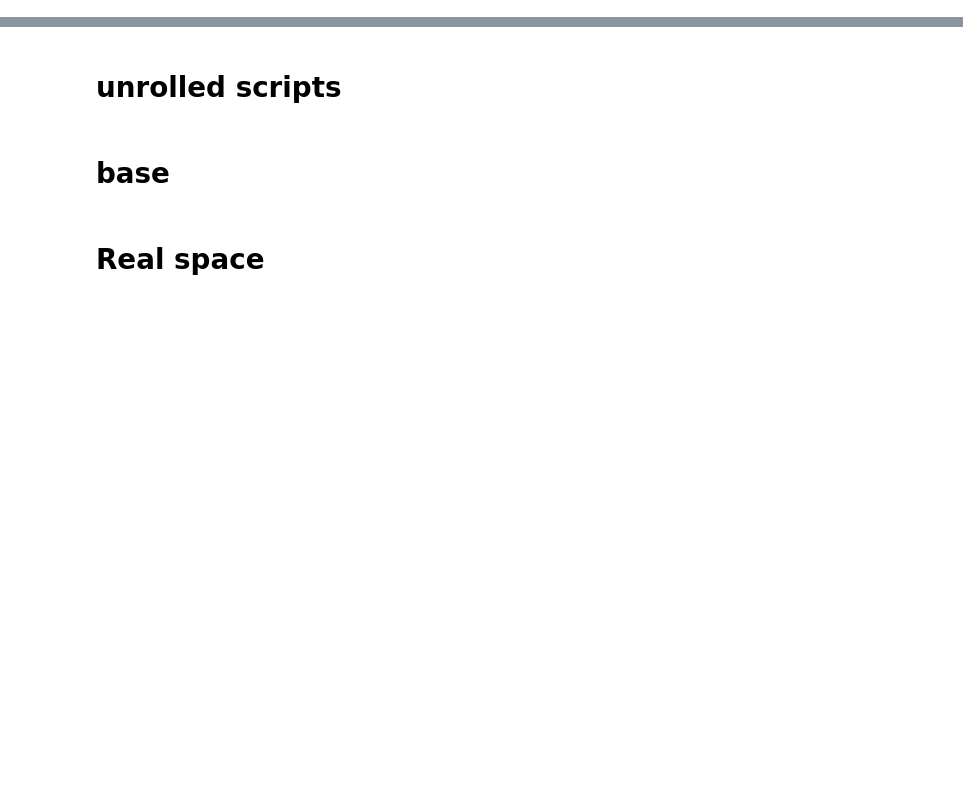
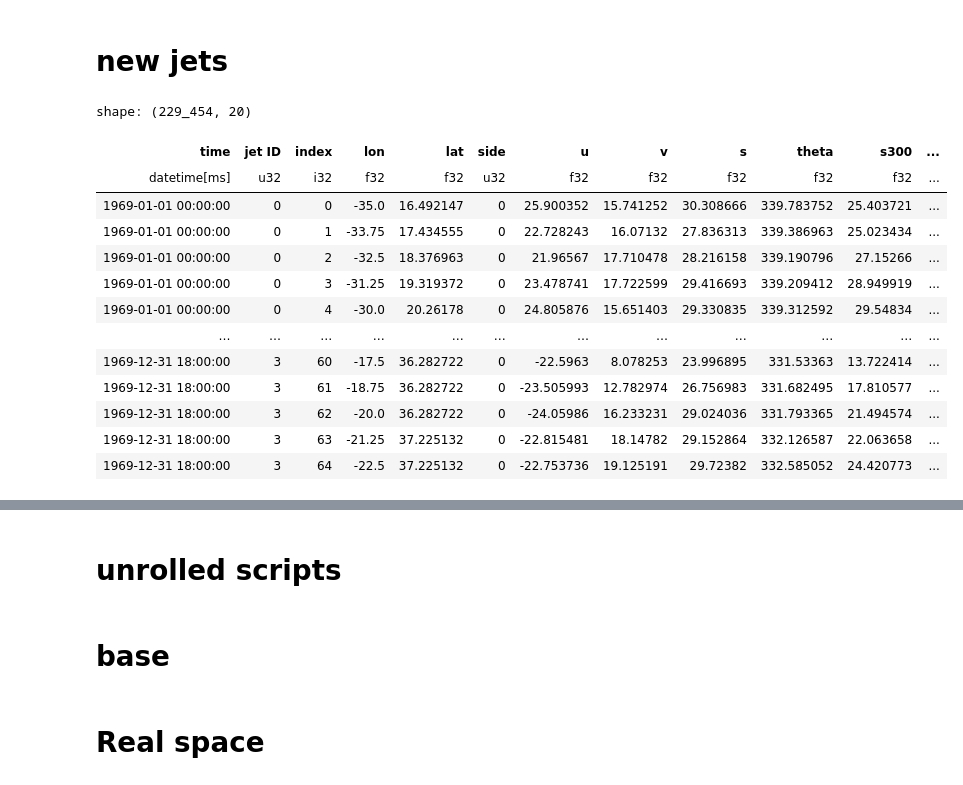
Before and after one commit to hbanderier/Jetutils, a Jupyter notebook: notebooks/on_remote/Playgrounds/data_henrik_pg.ipynb, the cells around one changed output, grey strips where cells are left out. Saved outputs shown, nothing was run; the diff lists cells and outputs as text; code cells hidden in the pictures; blank space fills up the shorter version.

Commit message:
towards new henrik jets

```diff
--- a/notebooks/on_remote/Playgrounds/data_henrik_pg.ipynb
+++ b/notebooks/on_remote/Playgrounds/data_henrik_pg.ipynb
@@ -75,0 +110,39 @@ os.environ["RUST_BACKTRACE"] = "full"
+# %% [markdown]
+# new jets
+# %%
+kwargs = dict(
+    n_coarsen=1,
+    base_s_thresh=0.55,
+    alignment_thresh=0.6,
+    int_thresh_factor=0.6,
+    hole_size=6,
+    smooth_func=partial(gaussian_smooth_func, sigma_lon=2, sigma_lat=0.8),
+)
+
+for exp in ["ctrl", "dobl"]:
+    path = Path(DATADIR, "Henrik_data", exp, "high_wind/6H/results/2")
+    ds = xr.open_dataset(path.joinpath("../1/da.nc"))
+    ds = standardize(ds)
+    ds = extract(
+        ds, minlon=-80, maxlon=40, minlat=15, maxlat=80
+    )
+    theta300 = open_da("Henrik_data", exp, ("high_wind", ["s", "theta"]), "6H", minlon=-80, maxlon=40, minlat=15, maxlat=80, levels=30000).rename({"s": "s300", "theta": "theta300"})
+    ds = xr.merge([ds, theta300])
+    jets, ph_jets, props, props_full = do_everything(ds, path, feature_names=("s300", "theta300"), **kwargs)
+# %%
+find_all_jets(xr.merge([ds, theta300]).sel(time=ds.time.dt.year==1969), **kwargs)
+# %% [output]
+shape: (229_454, 20)
+| time | jet ID | index | lon | lat | side | u | v | s | theta | s300 | ... |
+| datetime[ms] | u32 | i32 | f32 | f32 | u32 | f32 | f32 | f32 | f32 | f32 | ... |
+| 1969-01-01 00:00:00 | 0 | 0 | -35.0 | 16.492147 | 0 | 25.900352 | 15.741252 | 30.308666 | 339.783752 | 25.403721 | ... |
+| 1969-01-01 00:00:00 | 0 | 1 | -33.75 | 17.434555 | 0 | 22.728243 | 16.07132 | 27.836313 | 339.386963 | 25.023434 | ... |
+| 1969-01-01 00:00:00 | 0 | 2 | -32.5 | 18.376963 | 0 | 21.96567 | 17.710478 | 28.216158 | 339.190796 | 27.15266 | ... |
+| 1969-01-01 00:00:00 | 0 | 3 | -31.25 | 19.319372 | 0 | 23.478741 | 17.722599 | 29.416693 | 339.209412 | 28.949919 | ... |
+| 1969-01-01 00:00:00 | 0 | 4 | -30.0 | 20.26178 | 0 | 24.805876 | 15.651403 | 29.330835 | 339.312592 | 29.54834 | ... |
+| … | … | … | … | … | … | … | … | … | … | … | ... |
+| 1969-12-31 18:00:00 | 3 | 60 | -17.5 | 36.282722 | 0 | -22.5963 | 8.078253 | 23.996895 | 331.53363 | 13.722414 | ... |
+| 1969-12-31 18:00:00 | 3 | 61 | -18.75 | 36.282722 | 0 | -23.505993 | 12.782974 | 26.756983 | 331.682495 | 17.810577 | ... |
+| 1969-12-31 18:00:00 | 3 | 62 | -20.0 | 36.282722 | 0 | -24.05986 | 16.233231 | 29.024036 | 331.793365 | 21.494574 | ... |
+| 1969-12-31 18:00:00 | 3 | 63 | -21.25 | 37.225132 | 0 | -22.815481 | 18.14782 | 29.152864 | 332.126587 | 22.063658 | ... |
+| 1969-12-31 18:00:00 | 3 | 64 | -22.5 | 37.225132 | 0 | -22.753736 | 19.125191 | 29.72382 | 332.585052 | 24.420773 | ... |
```
Also changed, not shown: parts of 20 cells of this notebook, 8 other files.
